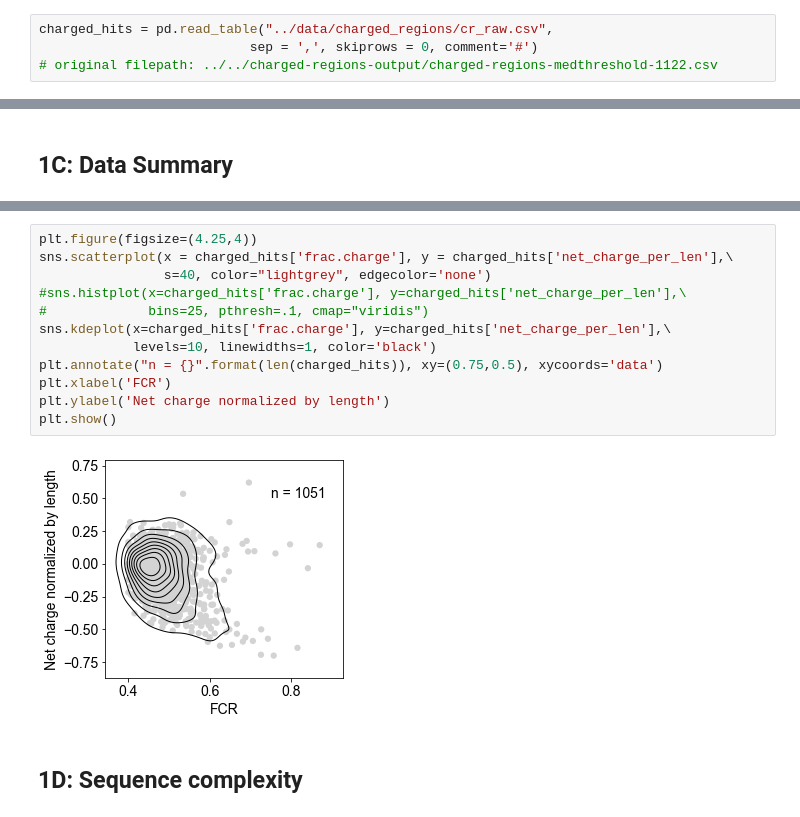
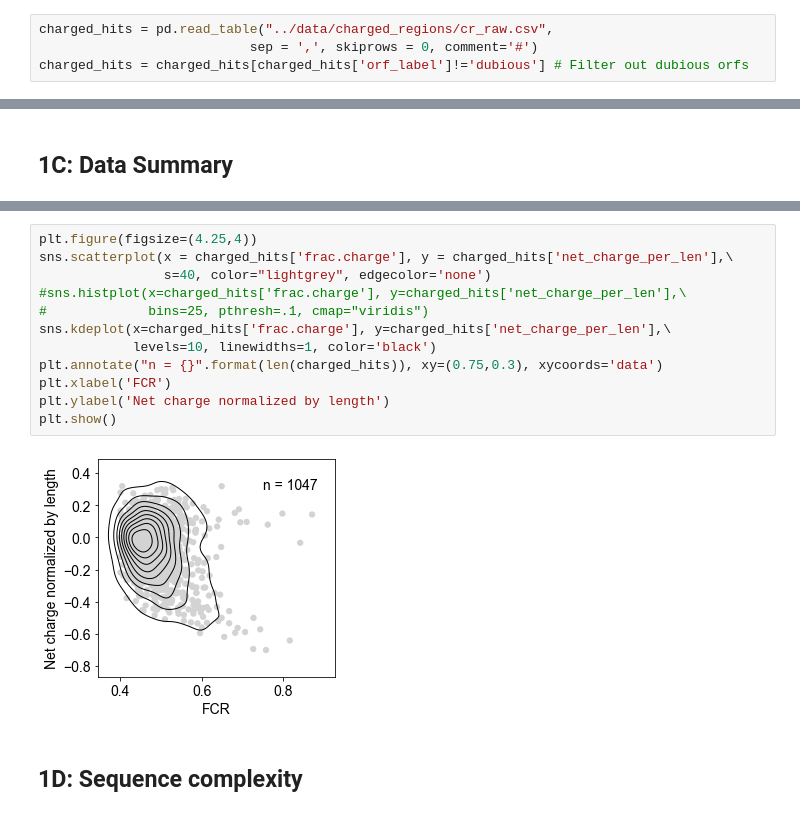
Before and after one commit to rosalindpan/hcrpaper, a Jupyter notebook: figures/Figure1.ipynb, the cells around one changed output, grey strips where cells are left out. Cells and saved outputs as stored; diff of their text form.

Commit message:
filtered figure 1 for dubious orfs

```diff
--- a/figures/Figure1.ipynb
+++ b/figures/Figure1.ipynb
@@ -145,4 +145,4 @@ def get_comp(seq, states):
 # %%
 charged_hits = pd.read_table("../data/charged_regions/cr_raw.csv",
                            sep = ',', skiprows = 0, comment='#')
-# original filepath: ../../charged-regions-output/charged-regions-medthreshold-1122.csv
+charged_hits = charged_hits[charged_hits['orf_label']!='dubious'] # Filter out dubious orfs
@@ -263,17 +267,17 @@ charged_hits.head()
 # %%
 plt.figure(figsize=(4.25,4))
 sns.scatterplot(x = charged_hits['frac.charge'], y = charged_hits['net_charge_per_len'],\
                 s=40, color="lightgrey", edgecolor='none')
 #sns.histplot(x=charged_hits['frac.charge'], y=charged_hits['net_charge_per_len'],\
 #             bins=25, pthresh=.1, cmap="viridis")
 sns.kdeplot(x=charged_hits['frac.charge'], y=charged_hits['net_charge_per_len'],\
             levels=10, linewidths=1, color='black')
-plt.annotate("n = {}".format(len(charged_hits)), xy=(0.75,0.5), xycoords='data')
+plt.annotate("n = {}".format(len(charged_hits)), xy=(0.75,0.3), xycoords='data')
 plt.xlabel('FCR')
 plt.ylabel('Net charge normalized by length')
 plt.show()
 # %% [output]
-[figure, old version]
+[figure, new version]
 # %% [markdown]
 ## 1D: Sequence complexity
 # %%
```
Also changed, not shown: parts of 1 cell of this notebook.
